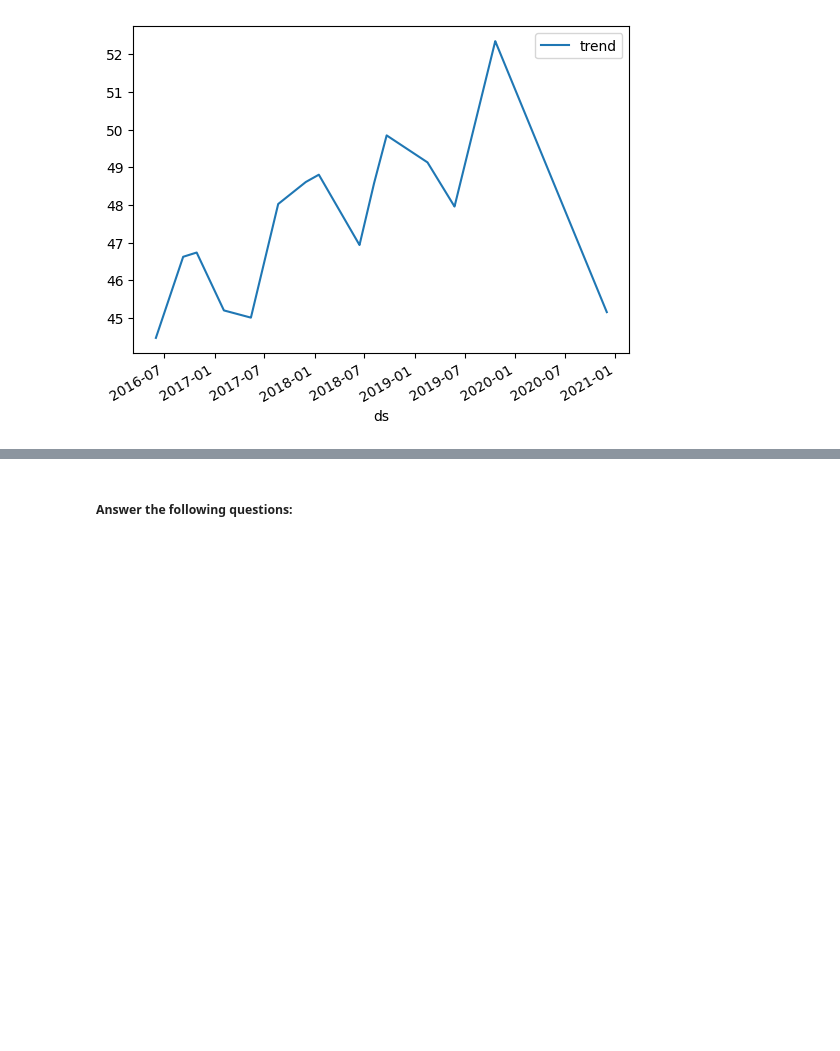
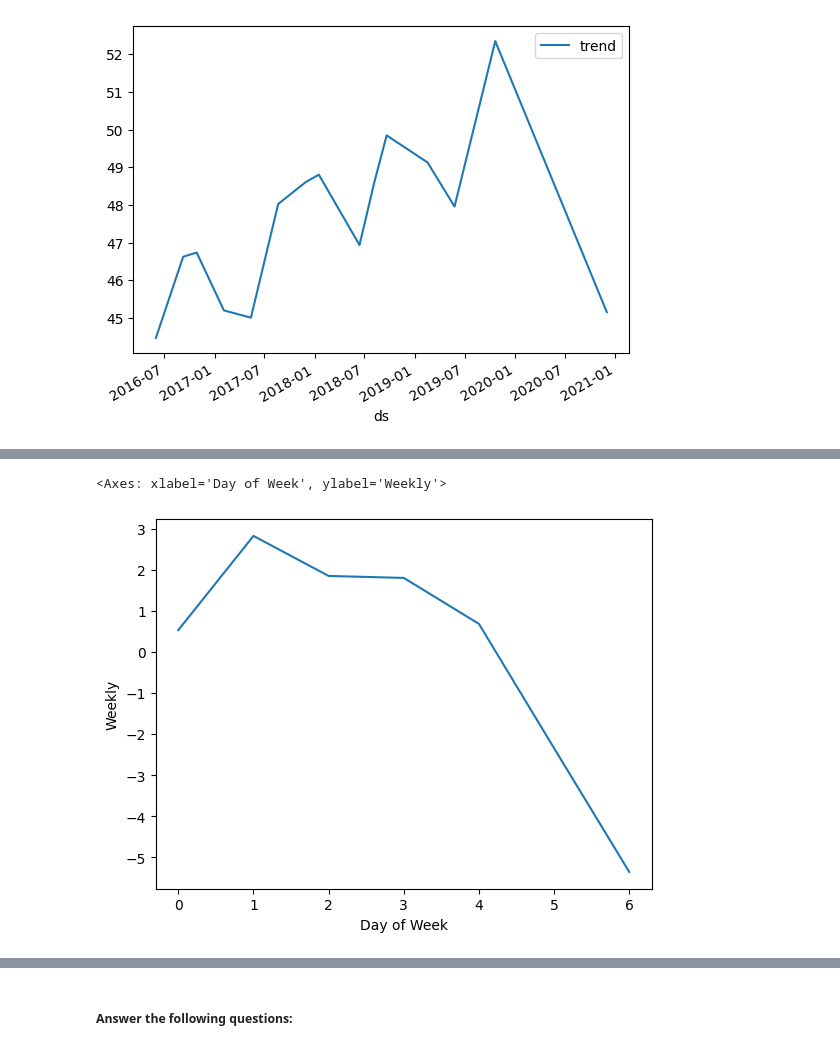
Before and after one commit to jstipe1/prophet-challenge, a Jupyter notebook: forecasting_net_prophet.ipynb, the cells around one changed output, grey strips where cells are left out. Cells and saved outputs as stored; diff of their text form; code cells hidden in the pictures; blank space fills up the shorter version.

```diff
--- a/forecasting_net_prophet.ipynb
+++ b/forecasting_net_prophet.ipynb
@@ -572,0 +541,7 @@ Name: daily, dtype: object
+# %%
+
+forecast_weekly = forecast['weekly'].groupby(forecast["ds"].dt.day_of_week).mean()
+forecast_weekly.plot(xlabel="Day of Week",ylabel="Weekly")
+# %% [output]
+<Axes: xlabel='Day of Week', ylabel='Weekly'>
+[figure, added]
```
Also changed, not shown: parts of 17 cells of this notebook.
